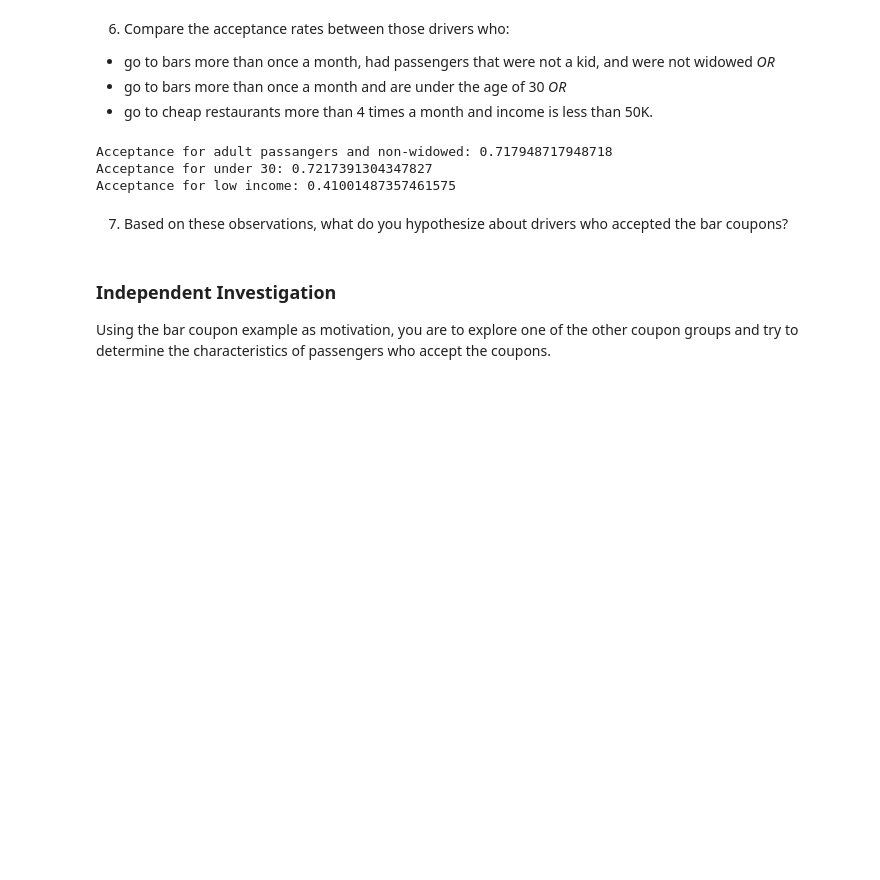
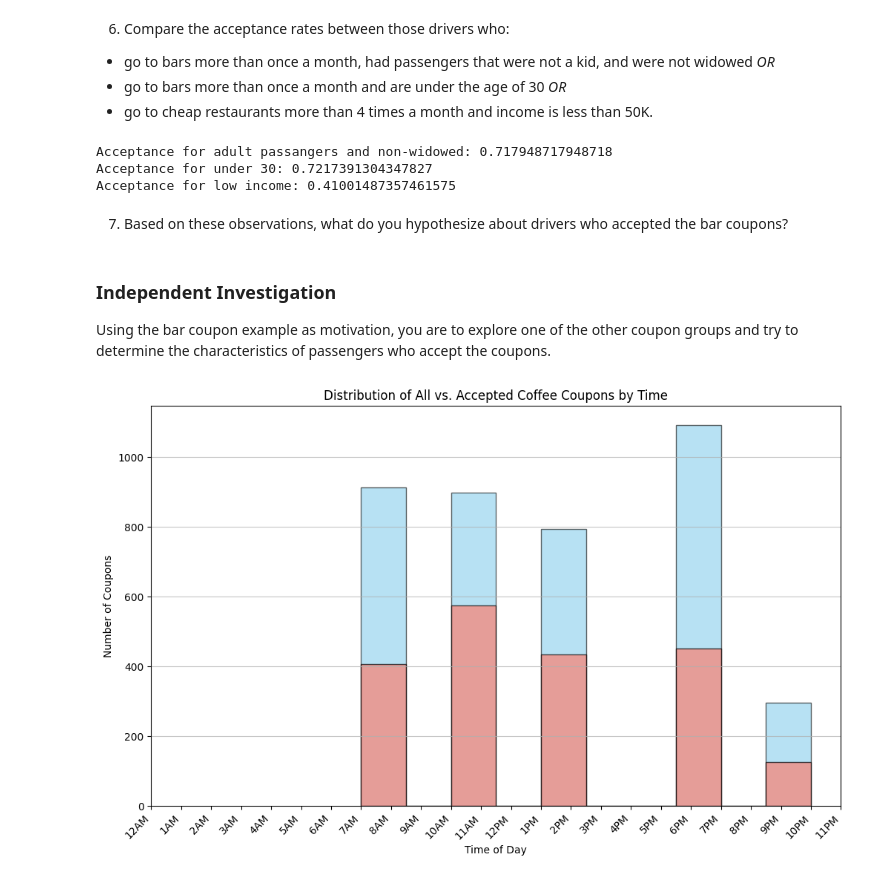
Before and after one commit to cmillsLA/ucb_module_5, a Jupyter notebook: prompt.ipynb, the cells around one changed output. Cells and saved outputs as stored; diff of their text form; code cells hidden in the pictures; blank space fills up the shorter version.

Commit message:
coffee coupon acceptance

```diff
--- a/prompt.ipynb
+++ b/prompt.ipynb
@@ -321,0 +352,34 @@ Using the bar coupon example as motivation, you are to explore one of the other
+# %%
+plt.figure(figsize=(12, 7))
+
+# Plot a histogram to show total coupons vs number of accepted coupons
+plt.hist(
+    coffee_coupons['time_24h'],
+    edgecolor='black',
+    color='skyblue',
+    alpha=0.6,
+    label='All Coffee Coupons'
+)
+
+# Plot histogram for accepted coffee coupons
+plt.hist(
+    coffee_coupons_accepted['time_24h'],
+    edgecolor='black',
+    color='salmon',
+    alpha=0.7,
+    label='Accepted Coffee Coupons'
+)
+
+plt.xlabel('Time of Day')
+plt.ylabel('Number of Coupons')
+plt.title('Distribution of All vs. Accepted Coffee Coupons by Time')
+
+labels = [f'{h}AM' if h < 12 and h != 0 else
+          '12PM' if h == 12 else
+          f'{h-12}PM' if h > 12 else
+          '12AM' for h in range(24)]
+
+plt.xticks(range(24), labels, rotation=45, ha='right')
+plt.grid(axis='y', alpha=0.75)
+# %% [output]
+[figure, added]
```
Also changed, not shown: parts of 6 cells of this notebook.
